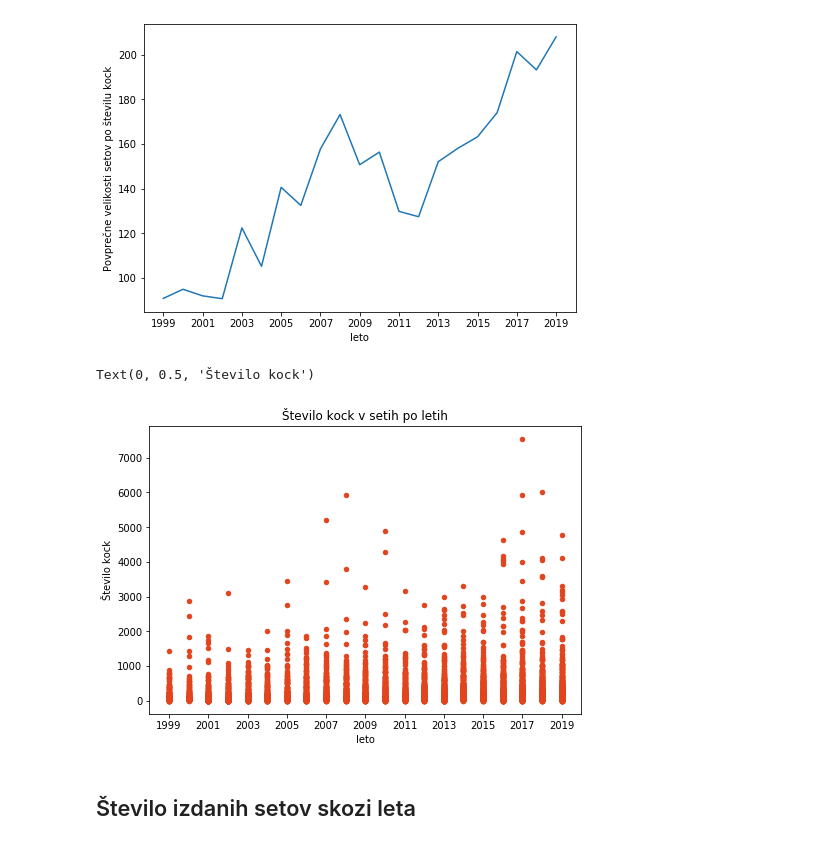
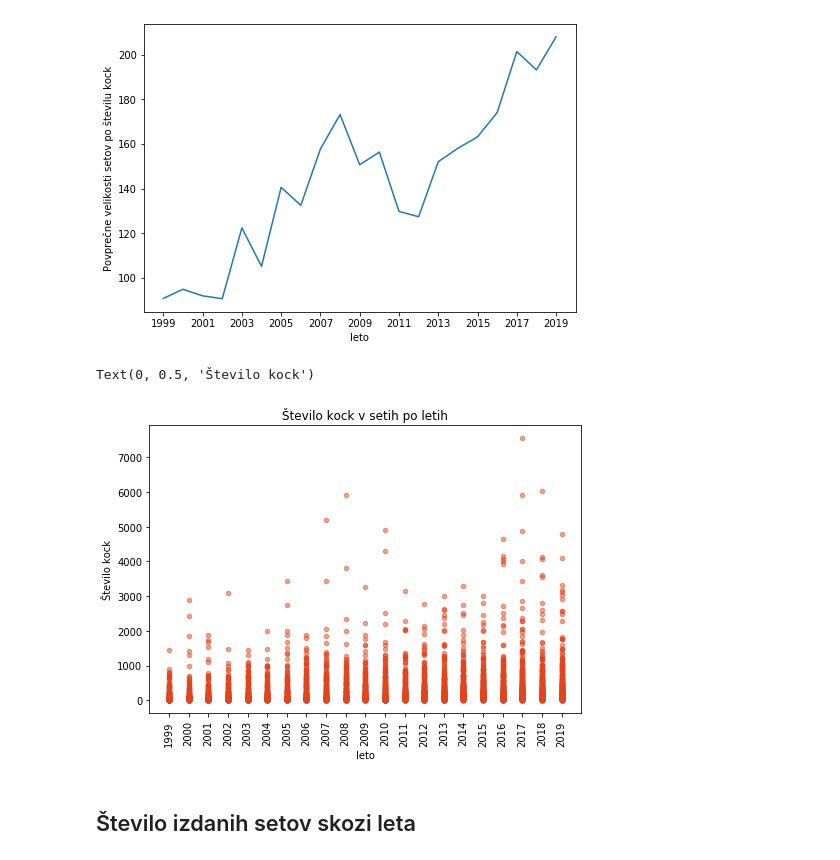
Before and after one commit to kazi99/Lego-sets, a Jupyter notebook: analiza.ipynb, the cells around one changed output. Saved outputs shown, nothing was run; the diff lists cells and outputs as text; code cells hidden in the pictures.

```diff
--- a/analiza.ipynb
+++ b/analiza.ipynb
@@ -41,12 +41,12 @@ povpr_velikost_setov.plot(x='leto', xticks=[i for i in range(1999,2020,2)])
 # %%
 fig = plt.figure(1)
 ax1 = fig.add_subplot(111, position=[0, 0, 1, 1])
 ax1.set_ylabel('Število kock')
-sets.plot.scatter(x='leto', y='st_kock', ax=ax1, xticks=[i for i in range(1999,2020,2)], color=['#E2441D'], title='Število kock v setih po letih',s=20)
+sets.plot.scatter(x='leto', y='st_kock', ax=ax1, xticks=[i for i in range(1999,2020)], rot=90, color=['#E2441D'], alpha=0.5, title='Število kock v setih po letih',s=20)
 plt.ylabel('Število kock')
 # %% [output]
 Text(0, 0.5, 'Število kock')
-[figure, old version]
+[figure, new version]
 # %% [markdown]
 ## Število izdanih setov skozi leta
 # %%
```
Also changed, not shown: parts of 6 cells of this notebook.
